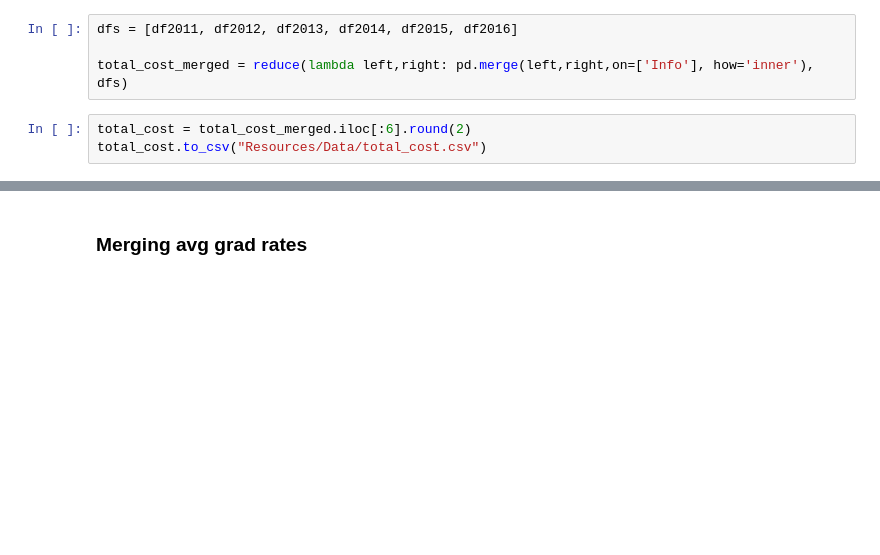
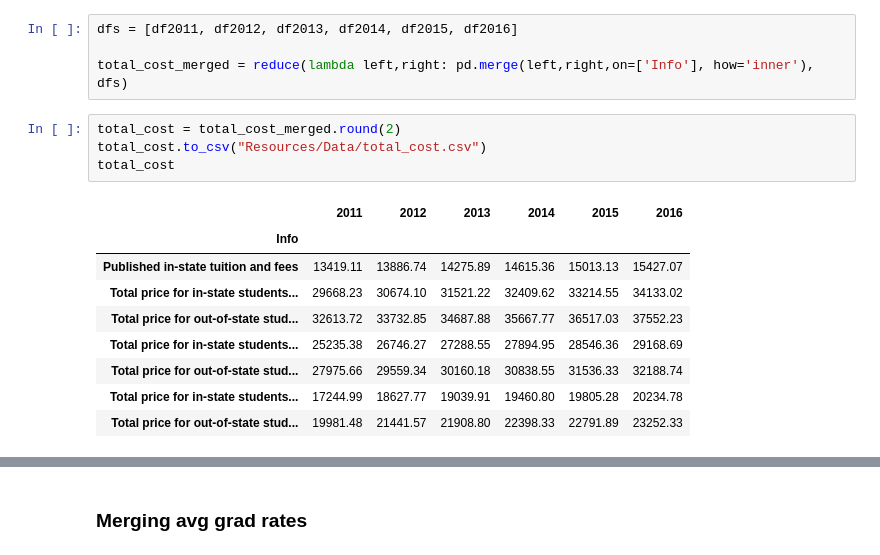
Before and after one commit to mthalken/Tuition_Analysis, a Jupyter notebook: Refactored_Cleaning_Code.ipynb, the cells around one changed output, grey strips where cells are left out. Drawn from its saved outputs; the diff is of its cells as text; blank space fills up the shorter version.

```diff
--- a/Refactored_Cleaning_Code.ipynb
+++ b/Refactored_Cleaning_Code.ipynb
@@ -741,8 +515,19 @@ dfs = [df2011, df2012, df2013, df2014, df2015, df2016]
 
 total_cost_merged = reduce(lambda left,right: pd.merge(left,right,on=['Info'], how='inner'), dfs)
 # %%
-total_cost = total_cost_merged.iloc[:6].round(2)
+total_cost = total_cost_merged.round(2)
 total_cost.to_csv("Resources/Data/total_cost.csv")
+total_cost
+# %% [output]
+|  | 2011 | 2012 | 2013 | 2014 | 2015 | 2016 |
+| Info |  |  |  |  |  |  |
+| Published in-state tuition and fees | 13419.11 | 13886.74 | 14275.89 | 14615.36 | 15013.13 | 15427.07 |
+| Total price for in-state students... | 29668.23 | 30674.10 | 31521.22 | 32409.62 | 33214.55 | 34133.02 |
+| Total price for out-of-state stud... | 32613.72 | 33732.85 | 34687.88 | 35667.77 | 36517.03 | 37552.23 |
+| Total price for in-state students... | 25235.38 | 26746.27 | 27288.55 | 27894.95 | 28546.36 | 29168.69 |
+| Total price for out-of-state stud... | 27975.66 | 29559.34 | 30160.18 | 30838.55 | 31536.33 | 32188.74 |
+| Total price for in-state students... | 17244.99 | 18627.77 | 19039.91 | 19460.80 | 19805.28 | 20234.78 |
+| Total price for out-of-state stud... | 19981.48 | 21441.57 | 21908.80 | 22398.33 | 22791.89 | 23252.33 |
 # %%
 total_cost.plot(kind='bar', title='Total Cost Average', figsize=(20,10))
 # %% [output]
```
Also changed, not shown: parts of 28 cells of this notebook, 3 other files.
